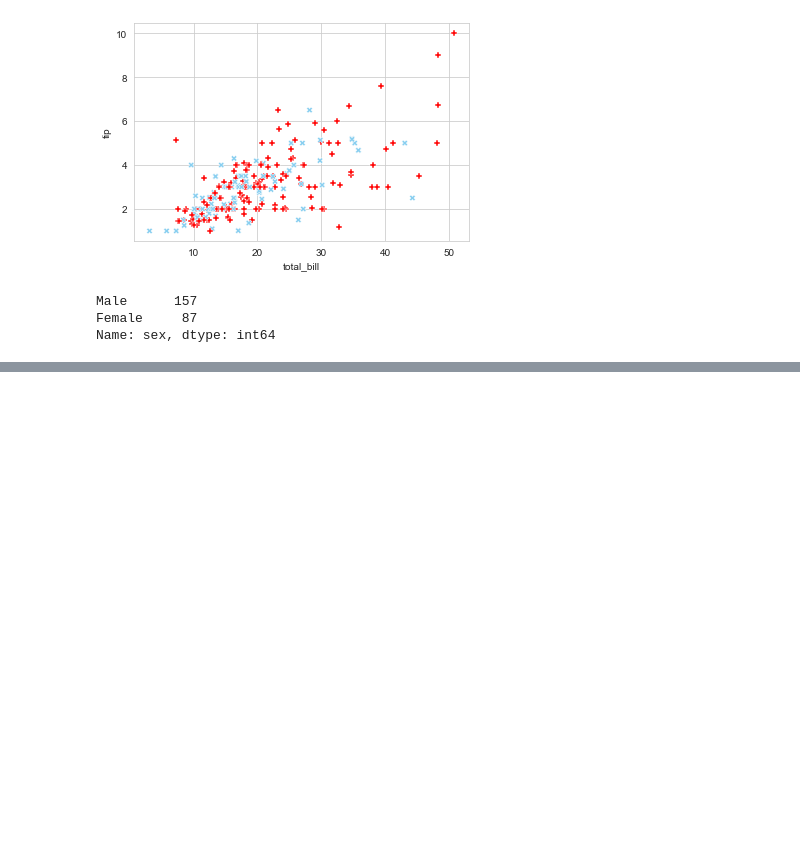
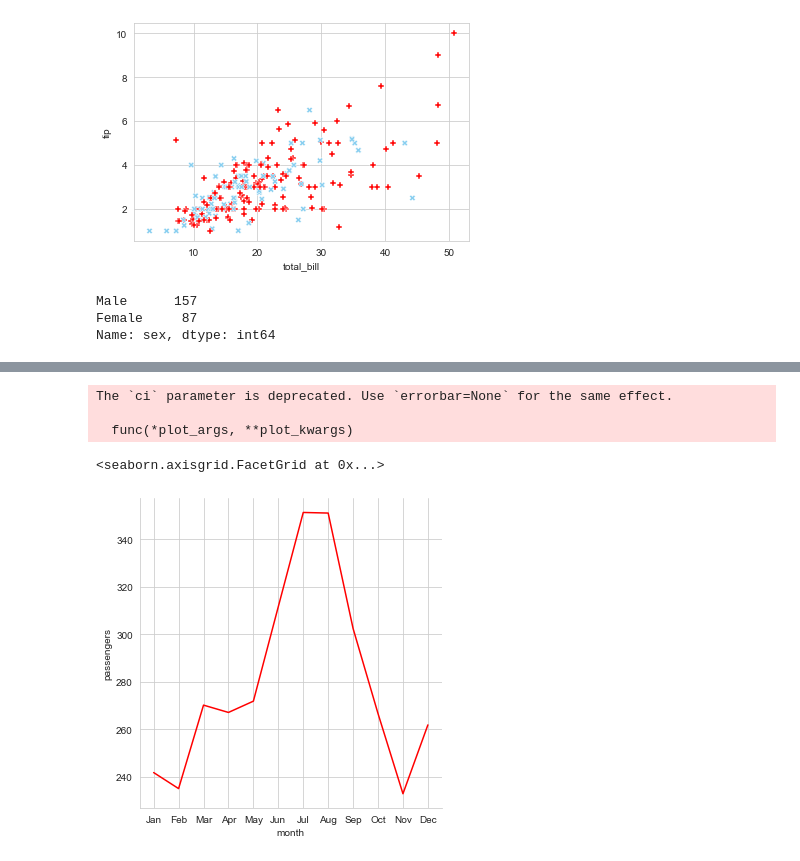
Before and after one commit to mavrick08/AWP-Dec2022, a Jupyter notebook: Seaborn.ipynb, the cells around one changed output, grey strips where cells are left out. Cells and saved outputs as stored; diff of their text form; code cells hidden in the pictures; blank space fills up the shorter version.

```diff
--- a/Seaborn.ipynb
+++ b/Seaborn.ipynb
@@ -89,3 +89,5 @@ tips_data['sex'].value_counts()
 Male      157
 Female     87
 Name: sex, dtype: int64
+# %%
+data = sns.load_dataset('flights')
@@ -91,0 +110,8 @@ Name: sex, dtype: int64
+# %%
+sns.relplot(data,x='month',y='passengers',kind='line',ci=None)
+# %% [output]
+The `ci` parameter is deprecated. Use `errorbar=None` for the same effect.
+
+  func(*plot_args, **plot_kwargs)
+<seaborn.axisgrid.FacetGrid at 0x...>
+[figure, added]
```
Also changed, not shown: parts of 25 cells of this notebook.
